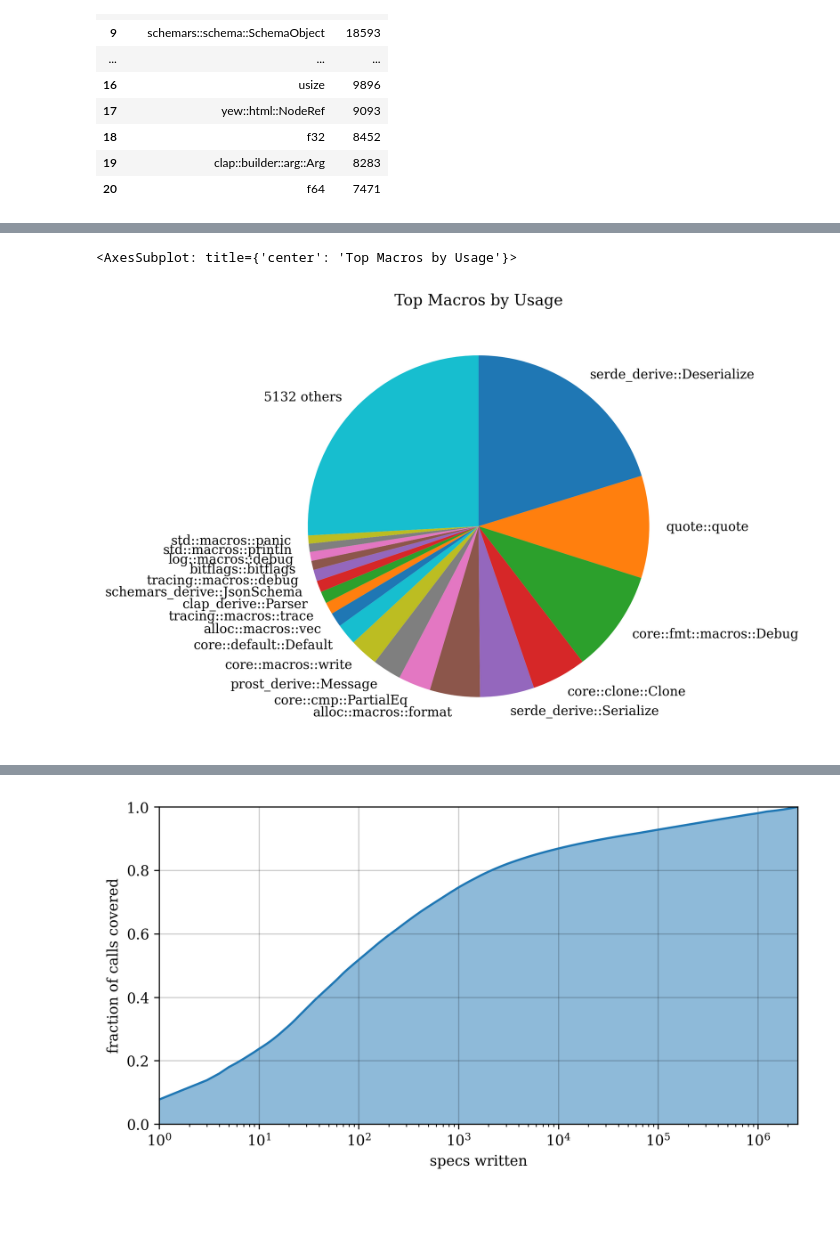
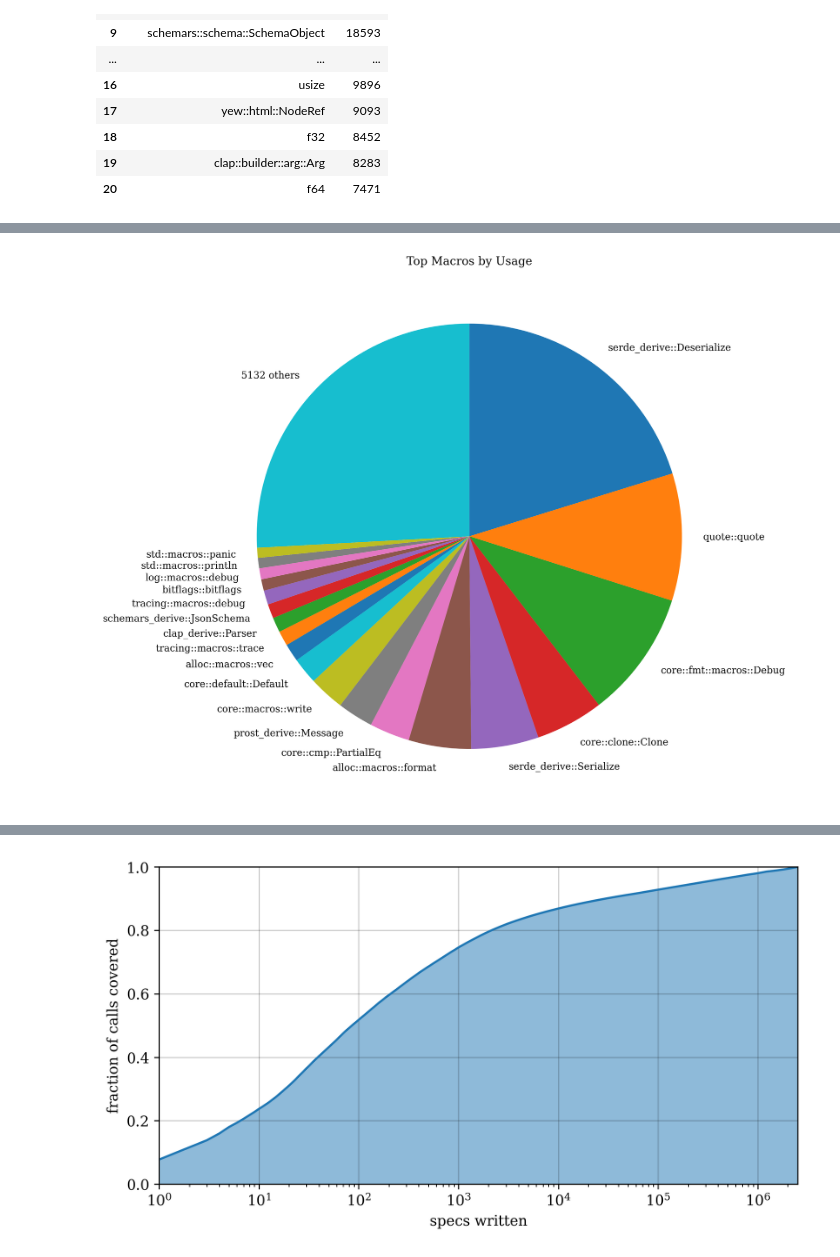
Before and after one commit to juliand665/qrates-eval, a Jupyter notebook: reports/call_target.ipynb, the cells around one changed output, grey strips where cells are left out. Drawn from its saved outputs; the diff is of its cells as text; code cells hidden in the pictures; blank space fills up the shorter version.

```diff
--- a/reports/call_target.ipynb
+++ b/reports/call_target.ipynb
@@ -69,12 +69,13 @@ all_calls.sort_values(by="count", ascending=False)
 | 16101122 | std::collections::hash::map::HashMap | zvariant::object_path::ObjectPath... | zvariant::type::Type::signature |  |  | KeyBoxen | ... |
 16101123 rows × 9 columns
 # %%
-# combine entries past a certain rank into "x others"
-def cut_off_after_top(count: int, counts: pd.DataFrame) -> int:
-	cutoff = counts['count'][count - 1] # preserve top entries up to here
+# combine entries past a certain rank into "x others", expecting them to be sorted
+def cut_off_after_top(count: int, counts: pd.DataFrame) -> pd.DataFrame:
+	trimmed = counts[:count].copy()
 	dropped_count = len(counts) - count
-	counts.loc[f"{dropped_count} others"] = counts[counts['count'] < cutoff].sum()
-	counts.drop(counts[counts['count'] < cutoff].index, inplace=True)
+	total = counts['count'].sum()
+	trimmed.loc[f"{dropped_count} others"] = total - trimmed['count'].sum()
+	return trimmed
 # %%
 # group by the given columns, summing the counts for any combined entries
 def sum_counts(frame, columns: List[str]) -> pd.DataFrame:
@@ -450,10 +461,16 @@ for (macro, count) in macro_counts.values[:20]:
 # %%
 top_macro_counts = macro_counts.copy()
 top_macro_counts.set_index('macro', inplace=True)
 top_macro_counts.drop([""], inplace=True)
-cut_off_after_top(19, top_macro_counts)
 
-top_macro_counts.plot(kind='pie', y='count', figsize=(8, 6), legend=False, ylabel='', startangle=90, counterclock=False, title="Top Macros by Usage")
+cut_off_after_top(19, top_macro_counts).plot(
+	kind='pie',
+	y='count', ylabel='',
+	figsize=(12, 10),
+	legend=False,
+	startangle=90, counterclock=False,
+	title="Top Macros by Usage"
+)
+plt.show()
 # %% [output]
-<AxesSubplot: title={'center': 'Top Macros by Usage'}>
-[figure, old version]
+[figure, new version]
```
Also changed, not shown: parts of 10 cells of this notebook, 1 other file.
